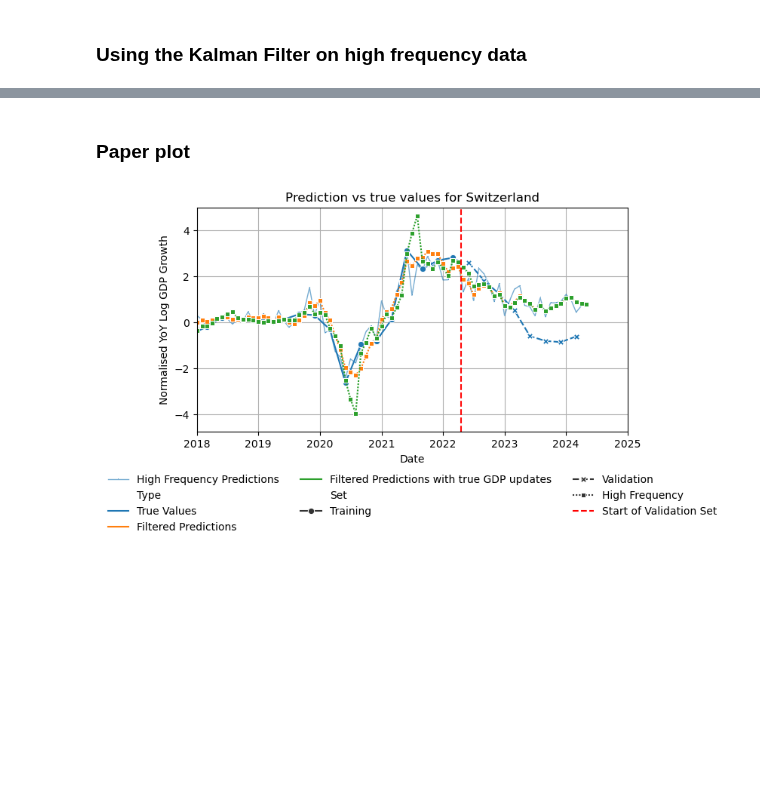
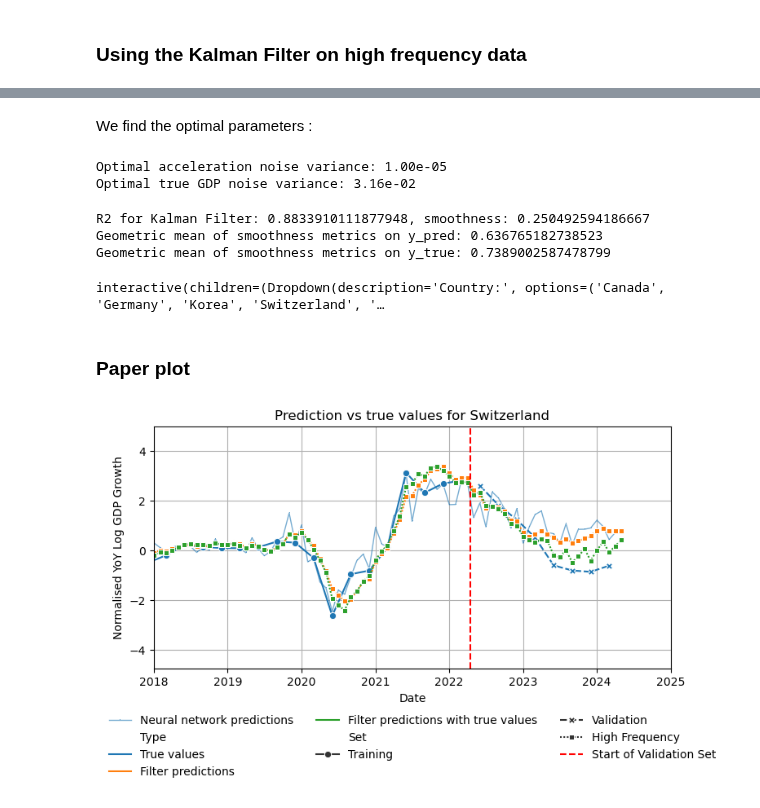
Before and after one commit to theS3b/Smoothing-Techniques-for-Predicting-High-Frequency-Time-Series, a Jupyter notebook: Kalman Filter on % GDP diff, with & without including real values.ipynb, the cells around one changed output, grey strips where cells are left out. Drawn from its saved outputs; the diff is of its cells as text; code cells hidden in the pictures; blank space fills up the shorter version.

Commit message:
kf notebook update, add ethics canvas, remove unused KalmanFilterMLP

```diff
--- a/Kalman Filter on % GDP diff, with & without including real values.ipynb
+++ b/Kalman Filter on % GDP diff, with & without including real values.ipynb
@@ -291,0 +258,2 @@ interactive(children=(Dropdown(description='Country:', options=('Canada', 'Germa
+# %%
+predictions_merged = apply_and_plot_kalman_filter(model, preprocessor, use_true_values=False, accurate_noise_var=0, accel_var=OPTIMAL_ACCEL_VAR)
@@ -291,0 +267,12 @@ interactive(children=(Dropdown(description='Country:', options=('Canada', 'Germa
+# %%
+variances = np.logspace(-12, 2, 25)
+
+r2s = np.zeros((len(variances), len(variances)))
+smoothness_losses = np.zeros((len(variances), len(variances)))
+
+for accel_var_idx, acceleration_noise_variance in tqdm(enumerate(variances), total=len(variances)):
+    for true_gdp_var_idx, true_gdp_noise_variance in tqdm(enumerate(variances), total=len(variances), leave=False):
+        kf_predictions_melted, hf_data_melted, kf_r2, kf_smoothness = apply_kalman_filter(model, preprocessor, use_true_values=True, seed=SEED, accurate_noise_var=true_gdp_noise_variance, accel_var=acceleration_noise_variance)
+        r2s[accel_var_idx, true_gdp_var_idx] = kf_r2
+        smoothness_losses[accel_var_idx, true_gdp_var_idx] = kf_smoothness[1] # keep the geometric mean only
+        # x is the acceleration variance, y is the true gdp variance
@@ -292,2 +321,21 @@ interactive(children=(Dropdown(description='Country:', options=('Canada', 'Germa
+# %% [markdown]
+We find the optimal parameters :
+# %%
+optimal_indices = np.unravel_index(np.argmax(optimal_metric, axis=None), optimal_metric.shape)
+OPTIMAL_ACCURATE_NOISE_VAR = variances[optimal_indices[1]]
+OPTIMAL_ACCEL_VAR = variances[optimal_indices[0]]
+
+print(f"Optimal acceleration noise variance: {OPTIMAL_ACCEL_VAR:.2e}")
+print(f"Optimal true GDP noise variance: {OPTIMAL_ACCURATE_NOISE_VAR:.2e}")
+# %% [output]
+Optimal acceleration noise variance: 1.00e-05
+Optimal true GDP noise variance: 3.16e-02
+# %%
+predictions_merged_true_value = apply_and_plot_kalman_filter(model, preprocessor, use_true_values=True, accurate_noise_var=OPTIMAL_ACCURATE_NOISE_VAR, accel_var=OPTIMAL_ACCEL_VAR)
+# %% [output]
+R2 for Kalman Filter: 0.8833910111877948, smoothness: 0.250492594186667
+Geometric mean of smoothness metrics on y_pred: 0.636765182738523
+Geometric mean of smoothness metrics on y_true: 0.7389002587478799
+interactive(children=(Dropdown(description='Country:', options=('Canada', 'Germany', 'Korea', 'Switzerland', '…
 # %% [markdown]
 ### Paper plot
@@ -294,59 +344,56 @@ interactive(children=(Dropdown(description='Country:', options=('Canada', 'Germa
 # %%
-# Save the figures for Switzerland
-#plt.style.use('ieee.mplstyle')
-
 SELECTED_COUNTRY = 'Switzerland'
 
 # Prepare the data
 type_mapping = {
-    'y_pred': 'Raw Predictions',
-    'y_kf': 'Filtered Predictions',
-    'y_true': 'True Values'
+    'y_pred': 'Neural network predictions',
+    'y_kf': 'Filter predictions',
+    'y_true': 'True values'
 }
 
-plot_data = all_predictions_merged.copy()
+plot_data = predictions_merged.copy()
 plot_data['Type'] = plot_data['Type'].apply(lambda x: type_mapping[x])
-real_values = all_predictions_merged_real_values.loc[all_predictions_merged_real_values['Type'] == 'y_kf'].assign(Type='Filtered Predictions with true GDP updates')
-plot_data = pd.concat([plot_data, real_values], ignore_index=True)
+true_values = predictions_merged_true_value.loc[predictions_merged_true_value['Type'] == 'y_kf'].assign(Type='Filter predictions with true values')
+plot_data = pd.concat([plot_data, true_values], ignore_index=True)
 
 # Cutoff date
 cutoff_date = (preprocessor.dates_valid.values[0] - preprocessor.dates_train.values[-1]) / 2 + preprocessor.dates_train.values[-1]
 
-filtered_data = plot_data[(plot_data["country"] == SELECTED_COUNTRY) & (plot_data["Type"] != "Raw Predictions")]
-high_freq_predictions = plot_data[(plot_data["country"] == SELECTED_COUNTRY) & (plot_data["Type"] == "Raw Predictions")]
+filtered_data = plot_data[(plot_data["country"] == SELECTED_COUNTRY) & (plot_data["Type"] != "Neural network predictions")]
+high_freq_predictions = plot_data[(plot_data["country"] == SELECTED_COUNTRY) & (plot_data["Type"] == "Neural network predictions")]
 
 plt.figure(figsize=(8, 5))
 
 plt.plot(high_freq_predictions["date"],
          high_freq_predictions["Value"],
-         label="High Frequency Predictions",
+         label="Neural network predictions",
          color="#1F77B4",
          linewidth=1,
          marker=',',
          alpha=0.6)
 
 sns.lineplot(
     data=filtered_data,
     x="date", y="Value", hue="Type", errorbar = None, style="Set", markers=True
 )
 plt.title(f"Prediction vs true values for {SELECTED_COUNTRY}")
 plt.xlabel("Date")
 plt.ylabel("Normalised YoY Log GDP Growth")
 plt.axvline(cutoff_date, color='red', linestyle='--', label='Start of Validation Set', linewidth=1.5)
 plt.legend(
     loc="upper center",  # Position the legend in the center
     bbox_to_anchor=(0.5, -0.15),  # Center it below the plot
     ncol=3,  # Arrange items in a single row
     frameon=False  # Optional: Remove the legend frame
 )
 plt.grid(True)
 
 
 plt.ylim([-4.75, 5]) # Set the y-axis limits (adapted to Switzerland)
 plt.xlim([datetime(2018, 1, 1), datetime(2025, 1, 1)]) # Show data from 2018 to 2025
 plt.savefig(results.OUTPUT_DATA_PATH + 'KF_Switzerland.pdf', bbox_inches='tight')
 
 plt.tight_layout()
 plt.show()
 # %% [output]
-[figure, old version]
+[figure, new version]
```
Also changed, not shown: parts of 17 cells of this notebook, 7 other files.
